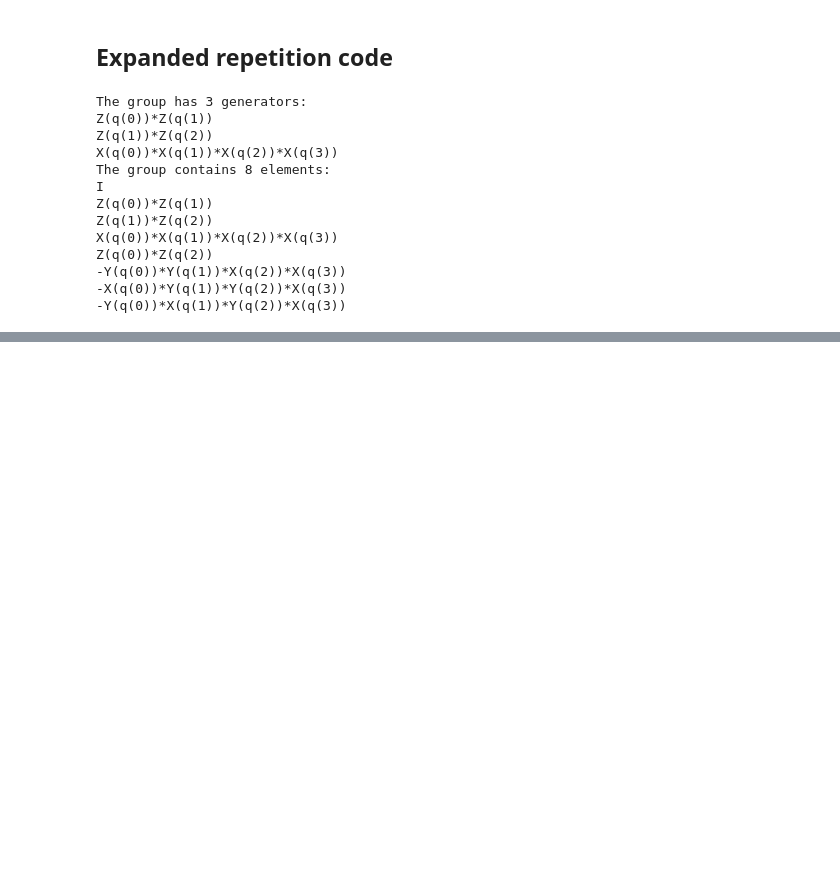
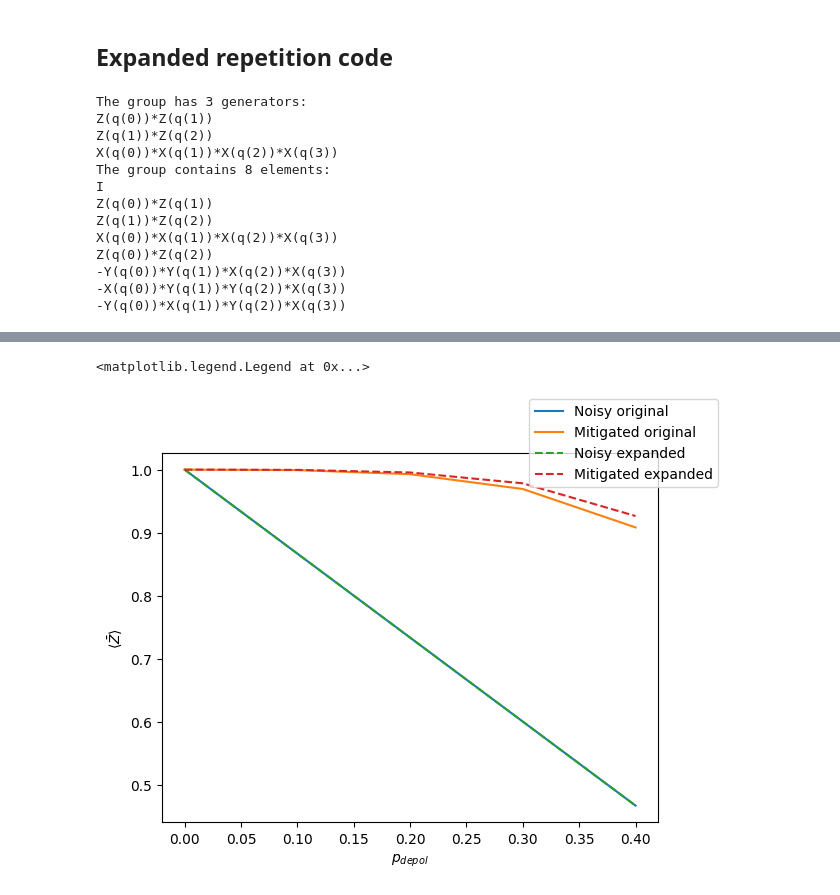
Before and after one commit to bdalfavero/encoded, a Jupyter notebook: experiments/expanded_repetition/memory.ipynb, the cells around one changed output, grey strips where cells are left out. Cells and saved outputs as stored; diff of their text form; code cells hidden in the pictures; blank space fills up the shorter version.

```diff
--- a/experiments/expanded_repetition/memory.ipynb
+++ b/experiments/expanded_repetition/memory.ipynb
@@ -120,0 +121,12 @@ fig.legend()
+# %%
+fig2, ax2 = plt.subplots()
+ax2.plot(error_probs, noisy_exp_vals, label="Noisy original")
+ax2.plot(error_probs, mitigated_exp_vals, label="Mitigated original")
+ax2.plot(error_probs, noisy_exp_vals_exp, '--', label="Noisy expanded")
+ax2.plot(error_probs, mitigated_exp_vals_exp, '--', label="Mitigated expanded")
+ax2.set_xlabel(r"$p_{depol}$")
+ax2.set_ylabel(r"$\langle\bar{Z}\rangle$")
+fig2.legend()
+# %% [output]
+<matplotlib.legend.Legend at 0x...>
+[figure, added]
```
Also changed, not shown: parts of 2 cells of this notebook.
